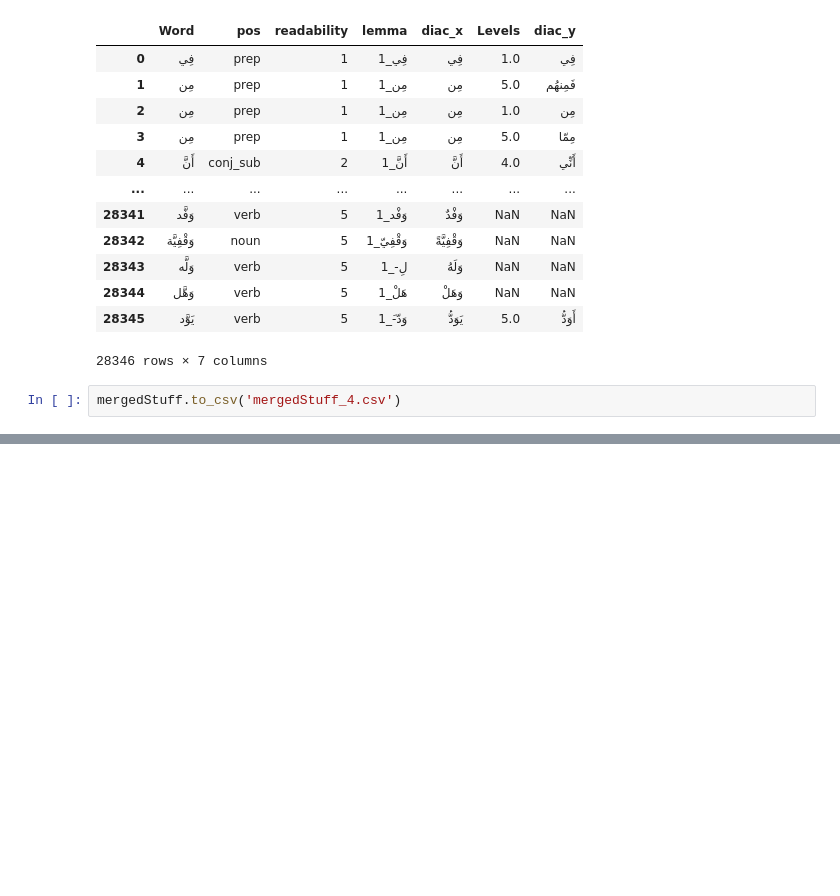
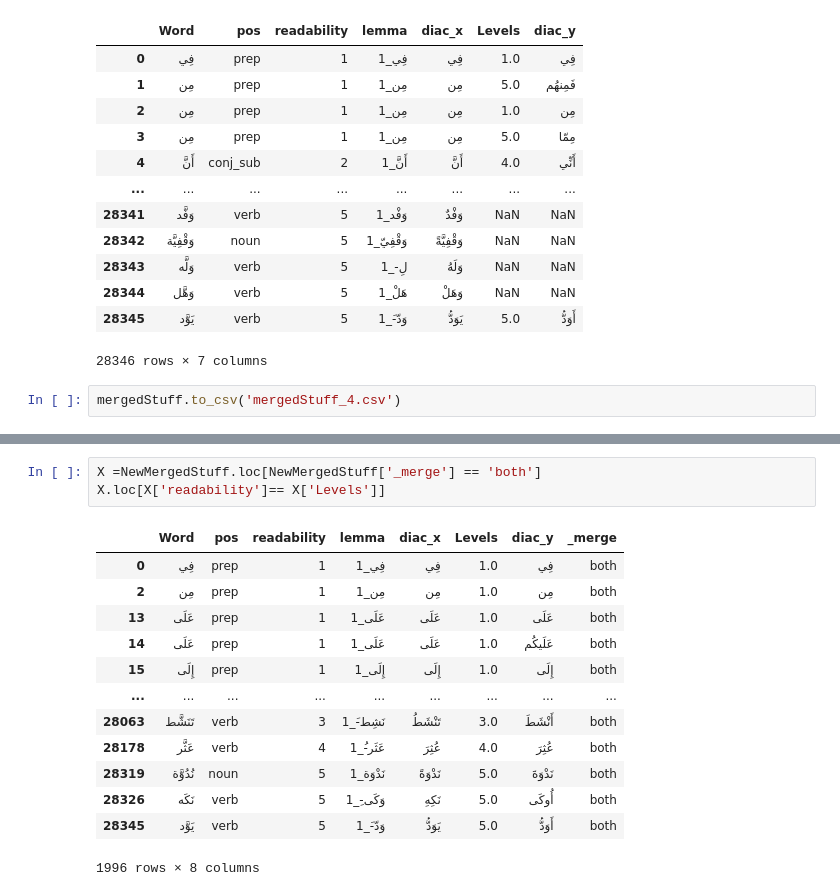
Before and after one commit to Nouran-Khallaf/Samer_Compare, a Jupyter notebook: Samer_VS_CEFR.ipynb, the cells around one changed output, grey strips where cells are left out. Cells and saved outputs as stored; diff of their text form; blank space fills up the shorter version.

```diff
--- a/Samer_VS_CEFR.ipynb
+++ b/Samer_VS_CEFR.ipynb
@@ -31,0 +86,17 @@ mergedStuff.to_csv('mergedStuff_4.csv')
+# %%
+X =NewMergedStuff.loc[NewMergedStuff['_merge'] == 'both']
+X.loc[X['readability']== X['Levels']]
+# %% [output]
+|  | Word | pos | readability | lemma | diac_x | Levels | diac_y | _merge |
+| 0 | فِي | prep | 1 | فِي_1 | فِي | 1.0 | فِي | both |
+| 2 | مِن | prep | 1 | مِن_1 | مِن | 1.0 | مِن | both |
+| 13 | عَلَى | prep | 1 | عَلَى_1 | عَلَى | 1.0 | عَلَى | both |
+| 14 | عَلَى | prep | 1 | عَلَى_1 | عَلَى | 1.0 | عَلَيكُم | both |
+| 15 | إِلَى | prep | 1 | إِلَى_1 | إِلَى | 1.0 | إِلَى | both |
+| ... | ... | ... | ... | ... | ... | ... | ... | ... |
+| 28063 | تَنَشَّط | verb | 3 | نَشِط-َ_1 | تَنْشَطُ | 3.0 | أَنْشَطَ | both |
+| 28178 | عَثَّر | verb | 4 | عَثَر-ُ_1 | عُثِرَ | 4.0 | عُثِرَ | both |
+| 28319 | نُدُوَّة | noun | 5 | نَدْوَة_1 | نَدْوَةً | 5.0 | نَدْوَةَ | both |
+| 28326 | نَكَه | verb | 5 | وَكَى-ِ_1 | نَكِهِ | 5.0 | أُوكَى | both |
+| 28345 | يَوَّد | verb | 5 | وَدّ-َ_1 | يَوَدُّ | 5.0 | أَوَدُّ | both |
+1996 rows × 8 columns
```
Also changed, not shown: parts of 12 cells of this notebook.
